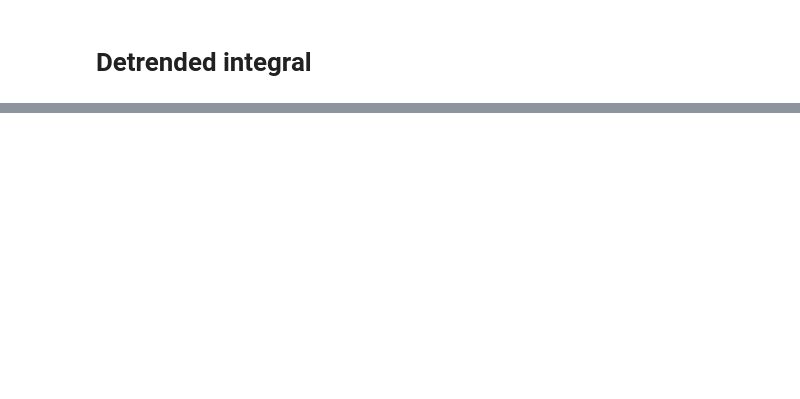
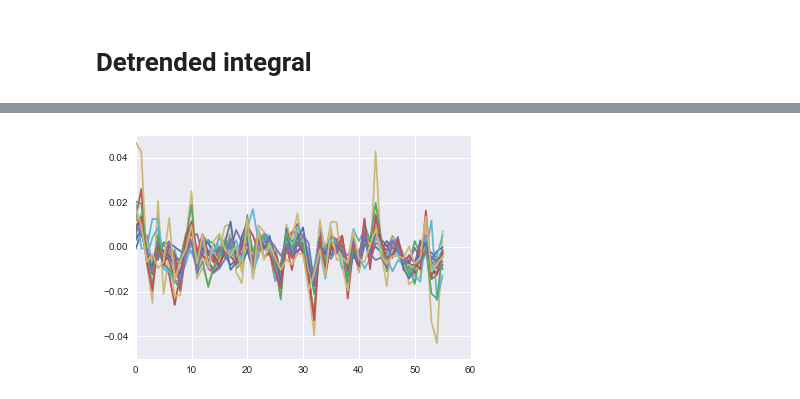
Before and after one commit to liu-annie/CaI, a Jupyter notebook: Detrended analysis.ipynb, the cells around one changed output, grey strips where cells are left out. Drawn from its saved outputs; the diff is of its cells as text; code cells hidden in the pictures; blank space fills up the shorter version.

```diff
--- a/Detrended analysis.ipynb
+++ b/Detrended analysis.ipynb
@@ -120,3 +228,6 @@ successdf.to_csv('%s_success.txt'%date)
 # %%
-df=pd.read_csv('C:\\Users\\Annie\\Documents\\Data\\Ca_Imaging\\GoodFiles\\160421_2\\1dt.txt')
-df=df[]
+test=pd.read_csv('C:\\Users\\Annie\\Documents\\Data\\Ca_Imaging\\GoodFiles\\160321_1\\160321_1_baseline.csv')
+# %%
+plt.plot(test.iloc[:,1:-1]);
+# %% [output]
+[figure, added]
```
Also changed, not shown: parts of 17 cells of this notebook, 4 other files.
